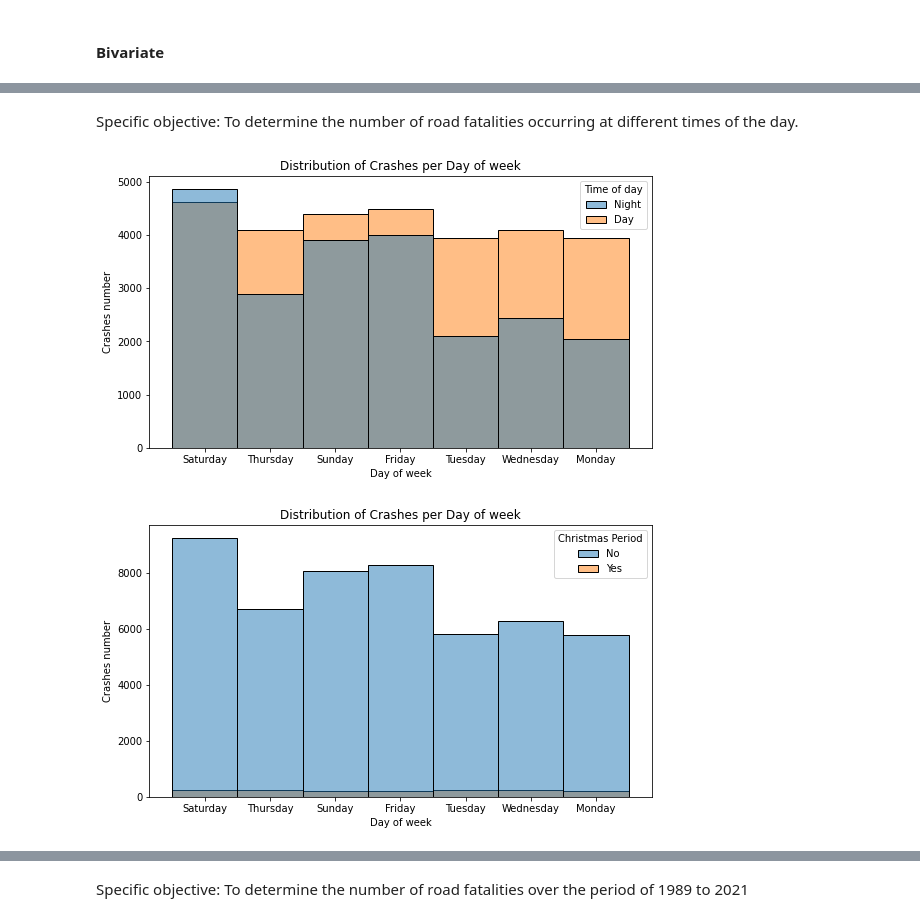
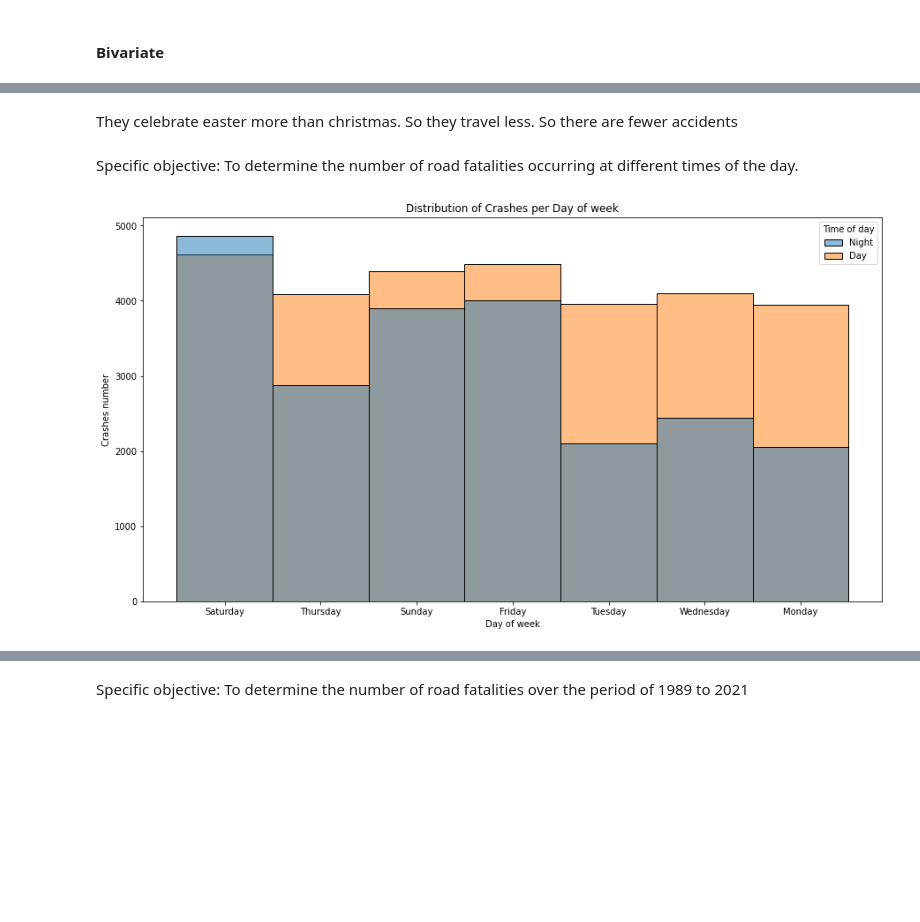
Before and after one commit to andrew-wairegi-school/matrix-project-core-module-1, a Jupyter notebook: Week_5_Matrix_team_Project.ipynb, the cells around one changed output, grey strips where cells are left out. Drawn from its saved outputs; the diff is of its cells as text; code cells hidden in the pictures; blank space fills up the shorter version.

```diff
--- a/Week_5_Matrix_team_Project.ipynb
+++ b/Week_5_Matrix_team_Project.ipynb
@@ -38,6 +40,5 @@ import matplotlib.pyplot as plt
 # %%
-# Loading the data
-df = pd.read_csv('/content/Crash_Data.csv')
+df = pd.read_csv('Crash_Data.csv')
 # %% [markdown]
 ## 3. Checking the Data
 # %%
@@ -391,20 +460,14 @@ Name: Age, dtype: float64
+# %% [markdown]
+They celebrate easter more than christmas. So they travel less. So there are fewer accidents
 # %% [markdown]
 Specific objective: To determine the number of road fatalities occurring at different times of the day.
 # %%
-plt.figure(figsize=(9, 5))
+#Stacked column chart for days of week vs time of the day
+plt.figure(figsize=(15, 8))
 sns.histplot(x = df["Dayweek"], hue = df["Time of day"])
 plt.xlabel('Day of week')
 plt.ylabel('Crashes number')
 plt.title('Distribution of Crashes per Day of week')
 plt.show()
 # %% [output]
-[figure, old version]
+[figure, new version]
-# %%
-plt.figure(figsize=(9, 5))
-sns.histplot(x = df["Dayweek"], hue = df["Christmas Period"])
-plt.xlabel('Day of week')
-plt.ylabel('Crashes number')
-plt.title('Distribution of Crashes per Day of week')
-plt.show()
-# %% [output]
-[figure, removed]
```
Also changed, not shown: parts of 92 cells of this notebook.
